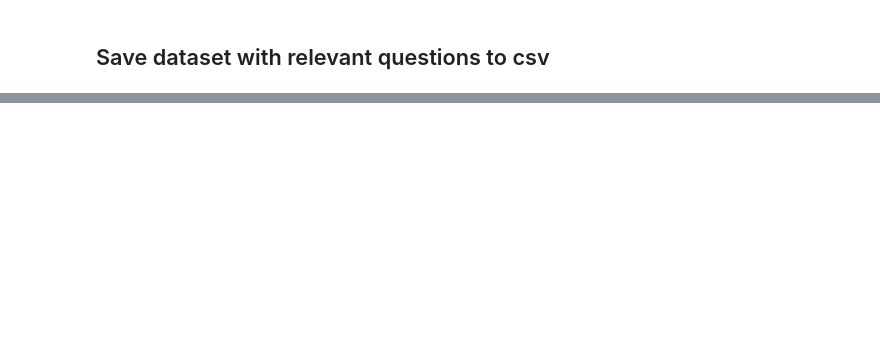
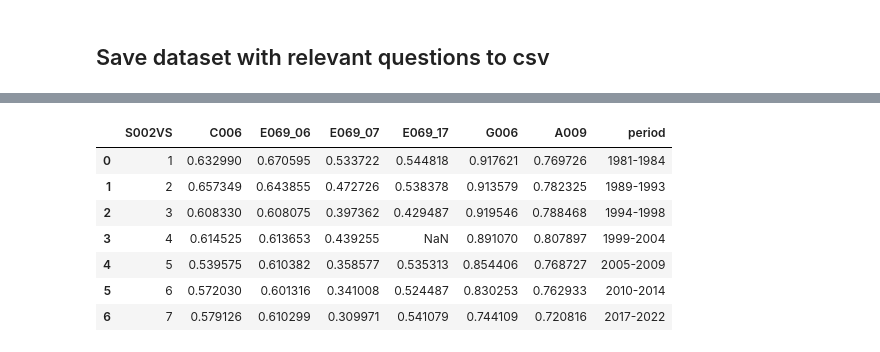
Before and after one commit to alejandro-delgado-t/Text_mining_final_project, a Jupyter notebook: wvs_timeseries_exploration.ipynb, the cells around one changed output, grey strips where cells are left out. Drawn from its saved outputs; the diff is of its cells as text; code cells hidden in the pictures; blank space fills up the shorter version.

```diff
--- a/wvs_timeseries_exploration.ipynb
+++ b/wvs_timeseries_exploration.ipynb
@@ -328,0 +467,24 @@ df_us_concat_subset.to_csv('US_WVS_timeseries_relevant.csv', index = False)
+# %%
+# Add columnn with years of survey wave
+period_mapping = {
+    1: '1981-1984',
+    2: '1989-1993',
+    3: '1994-1998',
+    4: '1999-2004',
+    5: '2005-2009',
+    6: '2010-2014',
+    7: '2017-2022'
+}
+
+df_avg_values['period'] = df_avg_values['S002VS'].map(period_mapping)
+
+df_avg_values
+# %% [output]
+|  | S002VS | C006 | E069_06 | E069_07 | E069_17 | G006 | A009 | period |
+| 0 | 1 | 0.632990 | 0.670595 | 0.533722 | 0.544818 | 0.917621 | 0.769726 | 1981-1984 |
+| 1 | 2 | 0.657349 | 0.643855 | 0.472726 | 0.538378 | 0.913579 | 0.782325 | 1989-1993 |
+| 2 | 3 | 0.608330 | 0.608075 | 0.397362 | 0.429487 | 0.919546 | 0.788468 | 1994-1998 |
+| 3 | 4 | 0.614525 | 0.613653 | 0.439255 | NaN | 0.891070 | 0.807897 | 1999-2004 |
+| 4 | 5 | 0.539575 | 0.610382 | 0.358577 | 0.535313 | 0.854406 | 0.768727 | 2005-2009 |
+| 5 | 6 | 0.572030 | 0.601316 | 0.341008 | 0.524487 | 0.830253 | 0.762933 | 2010-2014 |
+| 6 | 7 | 0.579126 | 0.610299 | 0.309971 | 0.541079 | 0.744109 | 0.720816 | 2017-2022 |
```
Also changed, not shown: parts of 14 cells of this notebook, 1 other file.
